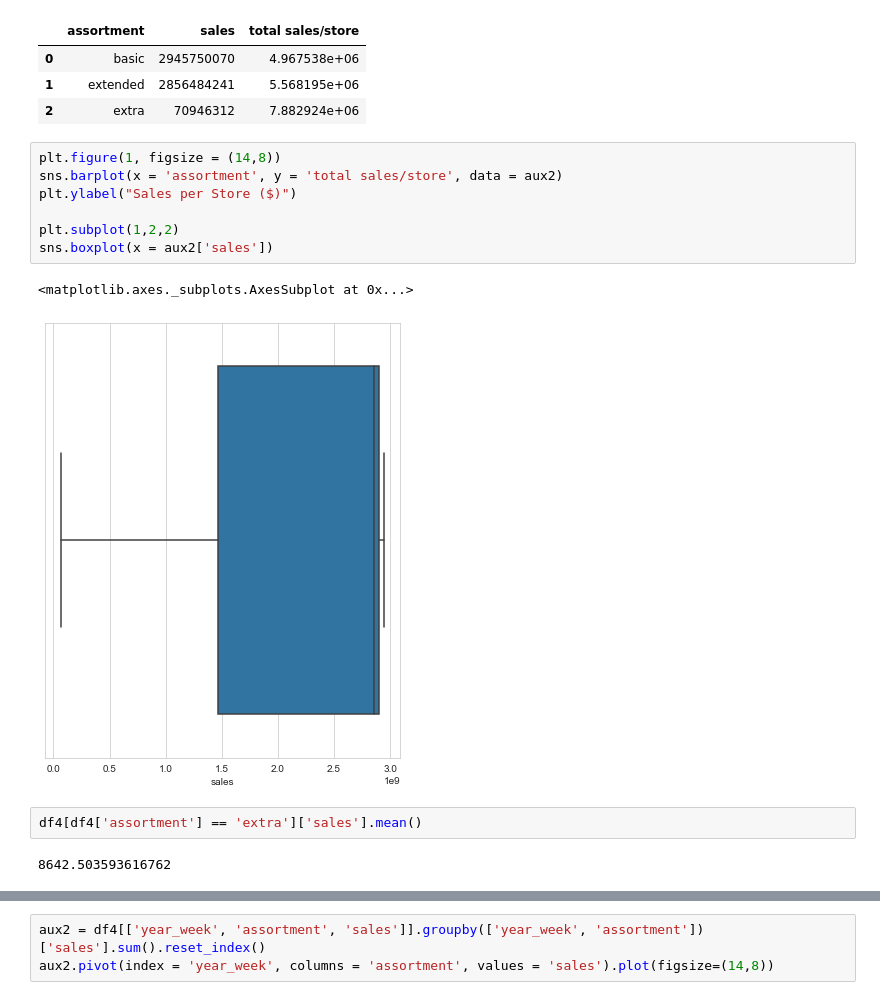
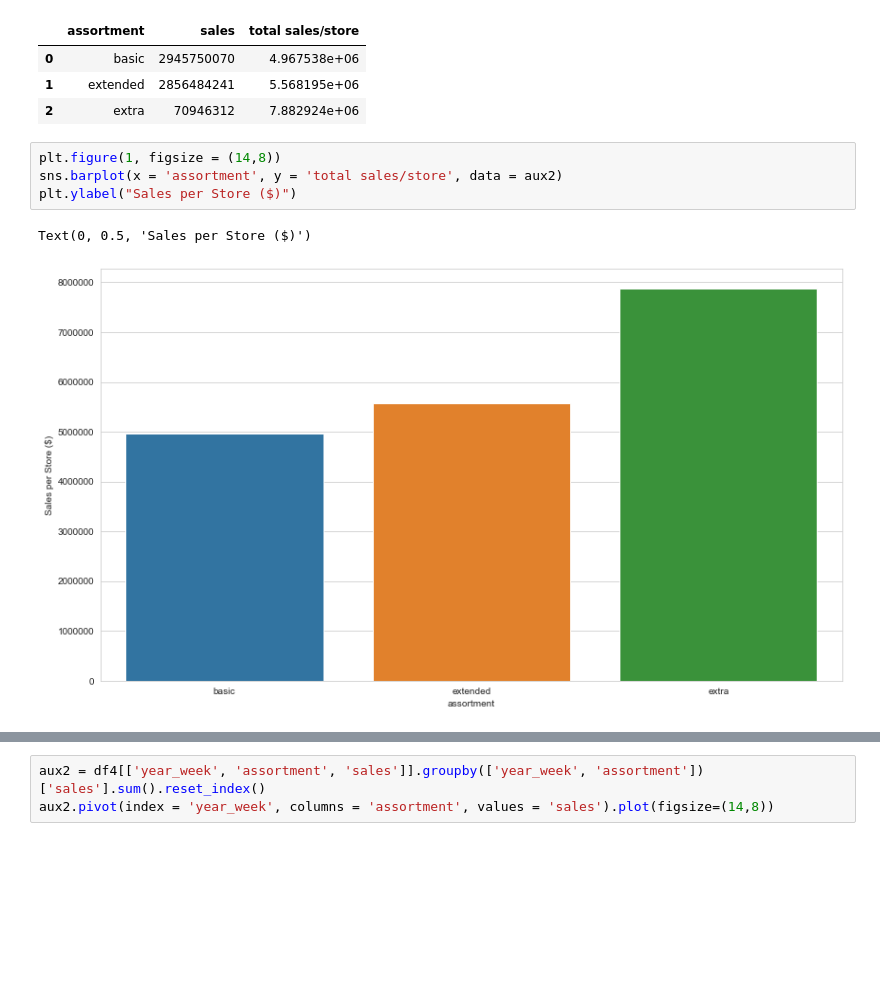
Before and after one commit to jooaobrum/rossmann-stores-sales-prediction, a Jupyter notebook: notebooks/rossmann-stores-sales-prediction.ipynb, the cells around one changed output, grey strips where cells are left out. Saved outputs shown, nothing was run; the diff lists cells and outputs as text; blank space fills up the shorter version.

```diff
--- a/notebooks/rossmann-stores-sales-prediction.ipynb
+++ b/notebooks/rossmann-stores-sales-prediction.ipynb
@@ -675,14 +816,7 @@ aux2
 # %%
 plt.figure(1, figsize = (14,8))
 sns.barplot(x = 'assortment', y = 'total sales/store', data = aux2)
 plt.ylabel("Sales per Store ($)")
-
-plt.subplot(1,2,2)
-sns.boxplot(x = aux2['sales'])
 # %% [output]
-<matplotlib.axes._subplots.AxesSubplot at 0x...>
+Text(0, 0.5, 'Sales per Store ($)')
-[figure, old version]
+[figure, new version]
-# %%
-df4[df4['assortment'] == 'extra']['sales'].mean()
-# %% [output]
-8642.503593616762
```
Also changed, not shown: parts of 47 cells of this notebook.
